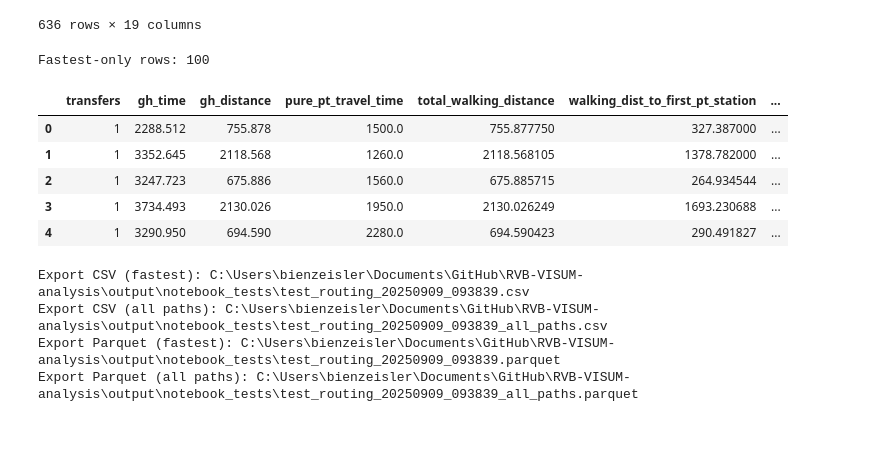
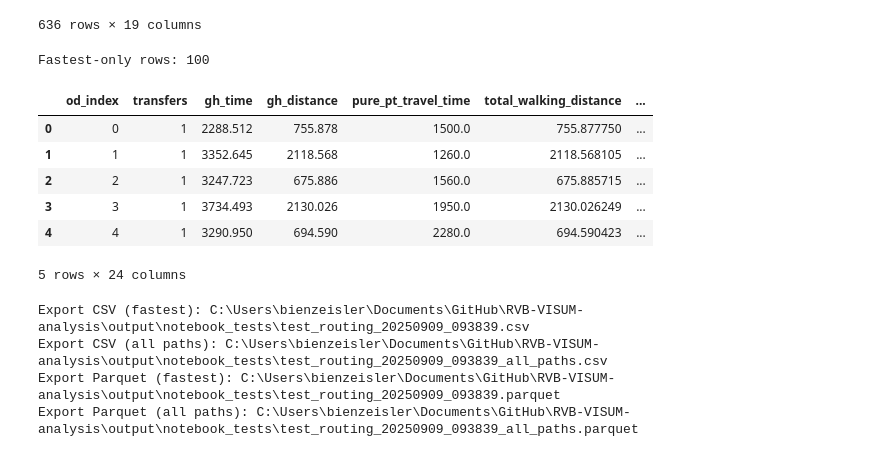
Before and after one commit to TUBS-IVS/RVB-VISUM-analysis, a Jupyter notebook: notebooks/test_grashopper_routing.ipynb, the cells around one changed output. Saved outputs shown, nothing was run; the diff lists cells and outputs as text; code cells hidden in the pictures.

```diff
--- a/notebooks/test_grashopper_routing.ipynb
+++ b/notebooks/test_grashopper_routing.ipynb
@@ -187,18 +187,19 @@ df_all_paths
 636 rows × 19 columns
 # %%
 # Full flatten -> DataFrame (fastest path per OD)
-from results_processing import results_to_dataframe  # uses minimal parser
-df_flat = results_to_dataframe(results)
+from results_processing import results_to_dataframe_with_options  # uses minimal parser
+df_flat = results_to_dataframe_with_options(results)
 print('Fastest-only rows:', len(df_flat))
 df_flat.head()
 # %% [output]
 Fastest-only rows: 100
-|  | transfers | gh_time | gh_distance | pure_pt_travel_time | total_walking_distance | walking_dist_to_first_pt_station | ... |
-| 0 | 1 | 2288.512 | 755.878 | 1500.0 | 755.877750 | 327.387000 | ... |
-| 1 | 1 | 3352.645 | 2118.568 | 1260.0 | 2118.568105 | 1378.782000 | ... |
-| 2 | 1 | 3247.723 | 675.886 | 1560.0 | 675.885715 | 264.934544 | ... |
-| 3 | 1 | 3734.493 | 2130.026 | 1950.0 | 2130.026249 | 1693.230688 | ... |
-| 4 | 1 | 3290.950 | 694.590 | 2280.0 | 694.590423 | 290.491827 | ... |
+|  | od_index | transfers | gh_time | gh_distance | pure_pt_travel_time | total_walking_distance | ... |
+| 0 | 0 | 1 | 2288.512 | 755.878 | 1500.0 | 755.877750 | ... |
+| 1 | 1 | 1 | 3352.645 | 2118.568 | 1260.0 | 2118.568105 | ... |
+| 2 | 2 | 1 | 3247.723 | 675.886 | 1560.0 | 675.885715 | ... |
+| 3 | 3 | 1 | 3734.493 | 2130.026 | 1950.0 | 2130.026249 | ... |
+| 4 | 4 | 1 | 3290.950 | 694.590 | 2280.0 | 694.590423 | ... |
+5 rows × 24 columns
 # %%
 # Export (timestamp in filename)
 ts = dt.datetime.utcnow().strftime('%Y%m%d_%H%M%S')
```
Also changed, not shown: parts of 1 cell of this notebook, 4 other files.
